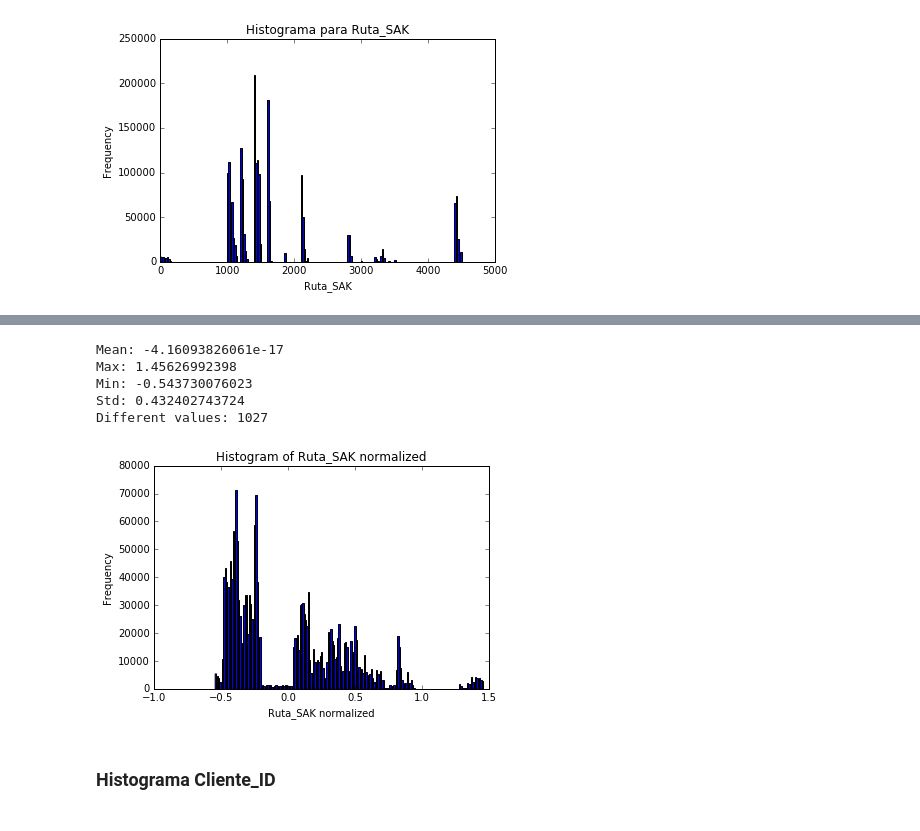
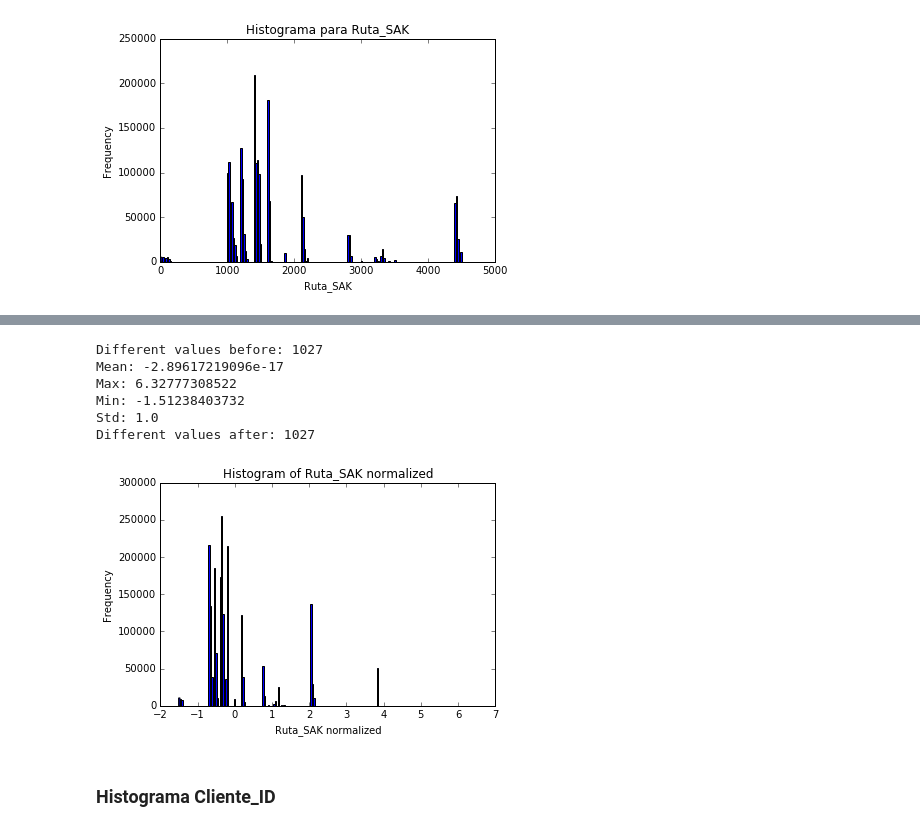
Before and after one commit to SetaSouto/BimboInvDemand, a Jupyter notebook: GrupoBimbo.ipynb, the cells around one changed output, grey strips where cells are left out. Saved outputs shown, nothing was run; the diff lists cells and outputs as text; code cells hidden in the pictures.

Commit message:
Now we use the StandarScaler to standardize the data. It does not map the values before, only standardizes with zero mean and unit variance.

```diff
--- a/GrupoBimbo.ipynb
+++ b/GrupoBimbo.ipynb
@@ -120,6 +122,27 @@ def normalize(dataset):
     print('Std:', aux.std())
     print('Different values:', np.unique(aux).shape[0])
     return aux
+# %%
+# We introduce a new form to normalize the data: StandardScaler from sklearn.
+from sklearn.preprocessing import StandardScaler
+
+# Recieves a dataFrame or a Series (from pandas) and returns a numpy array with zero mean
+# and unit variance.
+def standardize(array):
+    # Transform the dataFrame or Series to numpy array
+    nparray = array.as_matrix().reshape(array.shape[0], 1).astype('float64')
+    print('Different values before:', np.unique(nparray).shape[0])
+
+    # Standardize the data
+    nparray = StandardScaler().fit_transform(nparray)
+
+    print('Mean:', nparray.mean())
+    print('Max:', nparray.max())
+    print('Min:', nparray.min())
+    print('Std:', nparray.std())
+    print('Different values after:', np.unique(nparray).shape[0])
+
+    return nparray
 # %% [markdown]
 ### Demanda_uni_equil
 # %%
@@ -253,13 +225,14 @@ Name: Ruta_SAK, dtype: float64
 # %%
-npruta_sak = normalize(aux_ruta)
-toHist(npruta_sak, 2, 'Histogram of Ruta_SAK normalized', 'Ruta_SAK normalized')
+npruta_sak = standardize(ruta_sak)
+toHist(npruta_sak, npruta_sak.max(), 'Histogram of Ruta_SAK normalized', 'Ruta_SAK normalized')
 # %% [output]
-Mean: -4.16093826061e-17
-Max: 1.45626992398
-Min: -0.543730076023
-Std: 0.432402743724
-Different values: 1027
+Different values before: 1027
+Mean: -2.89617219096e-17
+Max: 6.32777308522
+Min: -1.51238403732
+Std: 1.0
+Different values after: 1027
-[figure, old version]
+[figure, new version]
 # %% [markdown]
 ### Histograma Cliente_ID
 # %%
```
Also changed, not shown: parts of 13 cells of this notebook.
